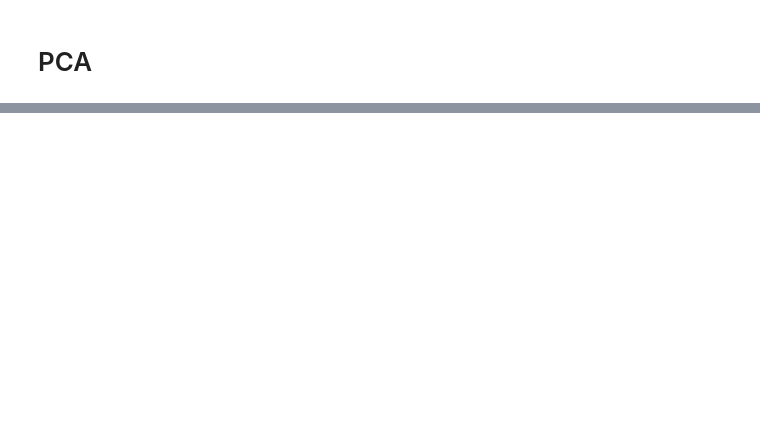
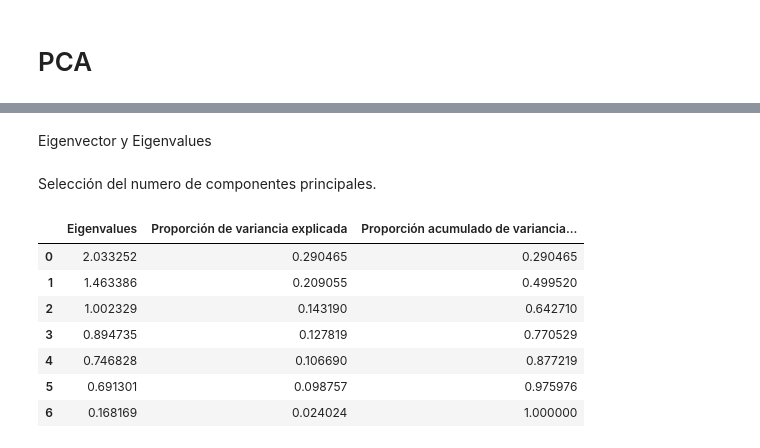
Before and after one commit to itssofiarce/MINERIA, a Jupyter notebook: tp1_2024/TP1_Mineria_Arce.ipynb, the cells around one changed output, grey strips where cells are left out. Saved outputs shown, nothing was run; the diff lists cells and outputs as text; code cells hidden in the pictures; blank space fills up the shorter version.

```diff
--- a/tp1_2024/TP1_Mineria_Arce.ipynb
+++ b/tp1_2024/TP1_Mineria_Arce.ipynb
@@ -225,0 +255,28 @@ std_data.describe()
+# %% [markdown]
+Eigenvector y Eigenvalues
+# %% [markdown]
+Selección del numero de componentes principales.
+# %%
+def acumular(numbers):
+     sum = 0
+     var_c = []
+     for num in numbers:
+        sum += num
+        var_c.append(sum)
+     return var_c
+# %%
+var_c = acumular(pca.explained_variance_ratio_)
+
+# Creo mi feature vector
+pca_rtd = pd.DataFrame({'Eigenvalues':pca.explained_variance_, 'Proporción de variancia explicada':pca.explained_variance_ratio_, 'Proporción acumulado de variancia explicada': var_c})
+# %%
+pca_rtd
+# %% [output]
+|  | Eigenvalues | Proporción de variancia explicada | Proporción acumulado de variancia... |
+| 0 | 2.033252 | 0.290465 | 0.290465 |
+| 1 | 1.463386 | 0.209055 | 0.499520 |
+| 2 | 1.002329 | 0.143190 | 0.642710 |
+| 3 | 0.894735 | 0.127819 | 0.770529 |
+| 4 | 0.746828 | 0.106690 | 0.877219 |
+| 5 | 0.691301 | 0.098757 | 0.975976 |
+| 6 | 0.168169 | 0.024024 | 1.000000 |
```
Also changed, not shown: parts of 30 cells of this notebook.
